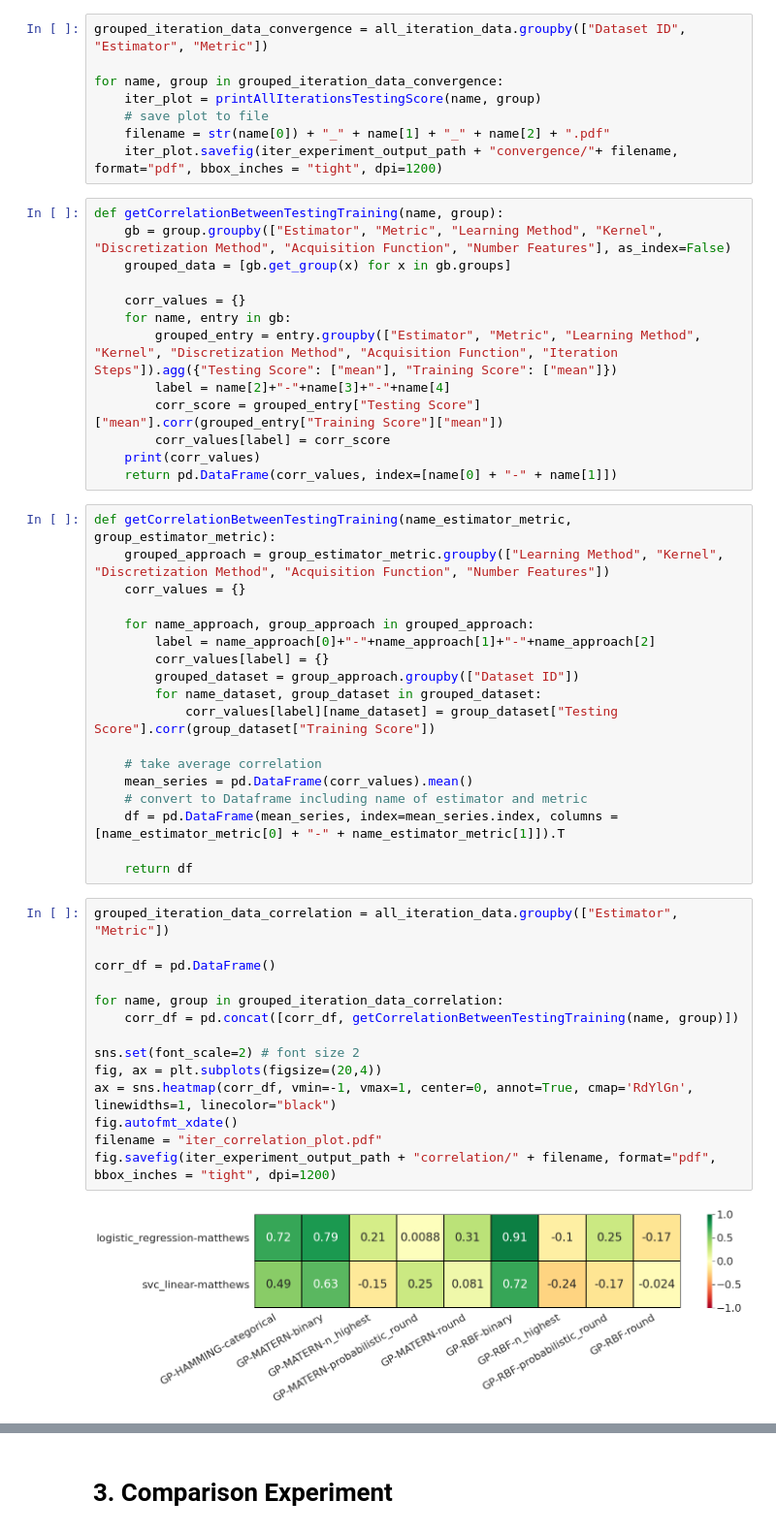
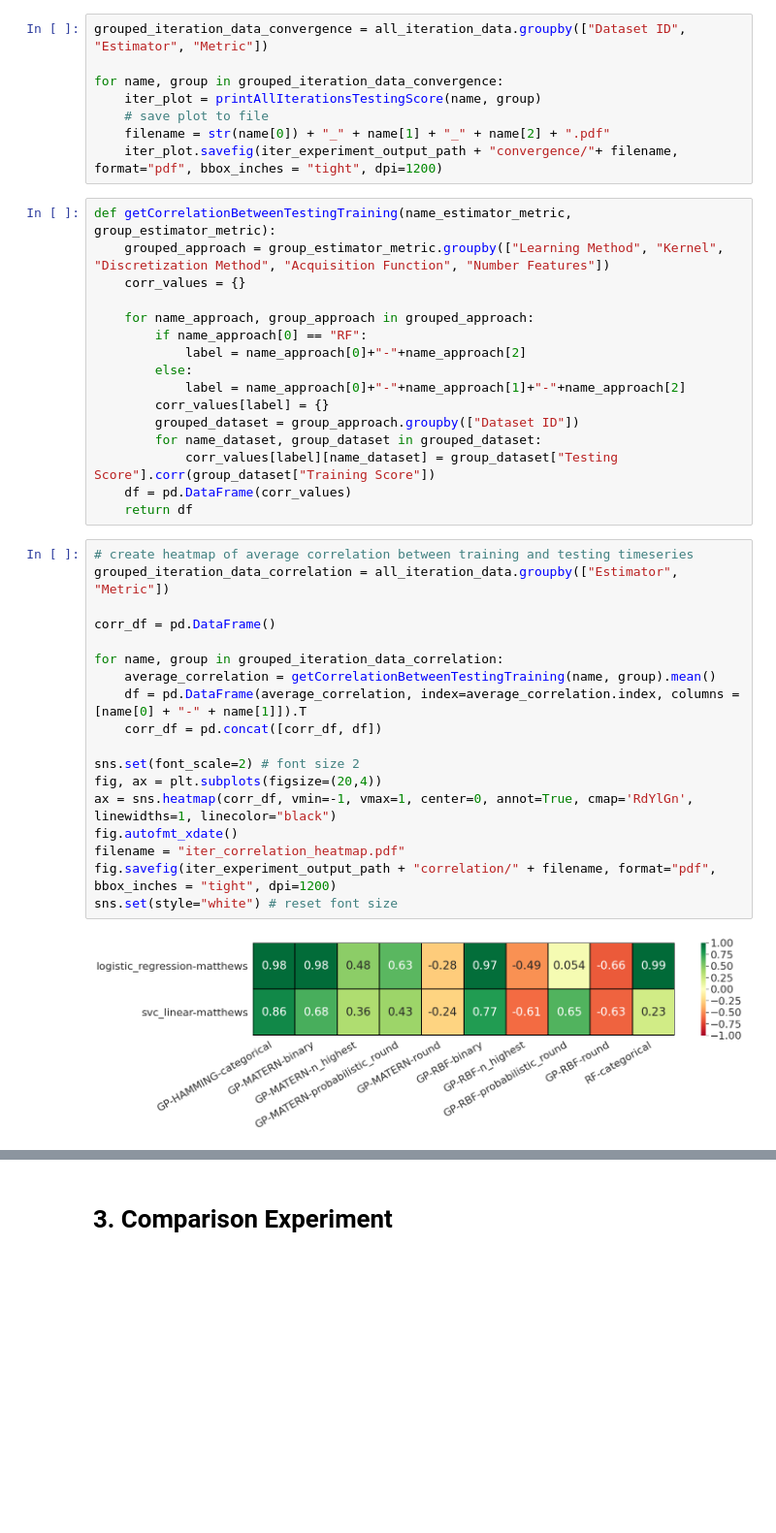
Before and after one commit to patrickehrler/meta-modelling-feature-selection, a Jupyter notebook: jupyter-notebook/evaluation.ipynb, the cells around one changed output, grey strips where cells are left out. Shown at 97% size. Drawn from its saved outputs; the diff is of its cells as text; blank space fills up the shorter version.

```diff
--- a/jupyter-notebook/evaluation.ipynb
+++ b/jupyter-notebook/evaluation.ipynb
@@ -92,50 +109,39 @@ for name, group in grouped_iteration_data_convergence:
     # save plot to file
     filename = str(name[0]) + "_" + name[1] + "_" + name[2] + ".pdf"
     iter_plot.savefig(iter_experiment_output_path + "convergence/"+ filename, format="pdf", bbox_inches = "tight", dpi=1200)
-# %%
-def getCorrelationBetweenTestingTraining(name, group):
-    gb = group.groupby(["Estimator", "Metric", "Learning Method", "Kernel", "Discretization Method", "Acquisition Function", "Number Features"], as_index=False)
-    grouped_data = [gb.get_group(x) for x in gb.groups]
-
-    corr_values = {}
-    for name, entry in gb:
-        grouped_entry = entry.groupby(["Estimator", "Metric", "Learning Method", "Kernel", "Discretization Method", "Acquisition Function", "Iteration Steps"]).agg({"Testing Score": ["mean"], "Training Score": ["mean"]})
-        label = name[2]+"-"+name[3]+"-"+name[4]
-        corr_score = grouped_entry["Testing Score"]["mean"].corr(grouped_entry["Training Score"]["mean"])
-        corr_values[label] = corr_score
-    print(corr_values)
-    return pd.DataFrame(corr_values, index=[name[0] + "-" + name[1]])
 # %%
 def getCorrelationBetweenTestingTraining(name_estimator_metric, group_estimator_metric):
     grouped_approach = group_estimator_metric.groupby(["Learning Method", "Kernel", "Discretization Method", "Acquisition Function", "Number Features"])
     corr_values = {}
 
     for name_approach, group_approach in grouped_approach:
-        label = name_approach[0]+"-"+name_approach[1]+"-"+name_approach[2]
+        if name_approach[0] == "RF":
+            label = name_approach[0]+"-"+name_approach[2]
+        else:
+            label = name_approach[0]+"-"+name_approach[1]+"-"+name_approach[2]
         corr_values[label] = {}
         grouped_dataset = group_approach.groupby(["Dataset ID"])
         for name_dataset, group_dataset in grouped_dataset:
             corr_values[label][name_dataset] = group_dataset["Testing Score"].corr(group_dataset["Training Score"])
-
-    # take average correlation
-    mean_series = pd.DataFrame(corr_values).mean()
-    # convert to Dataframe including name of estimator and metric
-    df = pd.DataFrame(mean_series, index=mean_series.index, columns = [name_estimator_metric[0] + "-" + name_estimator_metric[1]]).T
-
+    df = pd.DataFrame(corr_values)
     return df
 # %%
+# create heatmap of average correlation between training and testing timeseries
 grouped_iteration_data_correlation = all_iteration_data.groupby(["Estimator", "Metric"])
 
 corr_df = pd.DataFrame()
 
 for name, group in grouped_iteration_data_correlation:
-    corr_df = pd.concat([corr_df, getCorrelationBetweenTestingTraining(name, group)])
+    average_correlation = getCorrelationBetweenTestingTraining(name, group).mean()
+    df = pd.DataFrame(average_correlation, index=average_correlation.index, columns = [name[0] + "-" + name[1]]).T
+    corr_df = pd.concat([corr_df, df])
 
 sns.set(font_scale=2) # font size 2
 fig, ax = plt.subplots(figsize=(20,4))
 ax = sns.heatmap(corr_df, vmin=-1, vmax=1, center=0, annot=True, cmap='RdYlGn', linewidths=1, linecolor="black")
 fig.autofmt_xdate()
-filename = "iter_correlation_plot.pdf"
+filename = "iter_correlation_heatmap.pdf"
 fig.savefig(iter_experiment_output_path + "correlation/" + filename, format="pdf", bbox_inches = "tight", dpi=1200)
+sns.set(style="white") # reset font size
 # %% [output]
-[figure, old version]
+[figure, new version]
```
Also changed, not shown: parts of 4 cells of this notebook.
